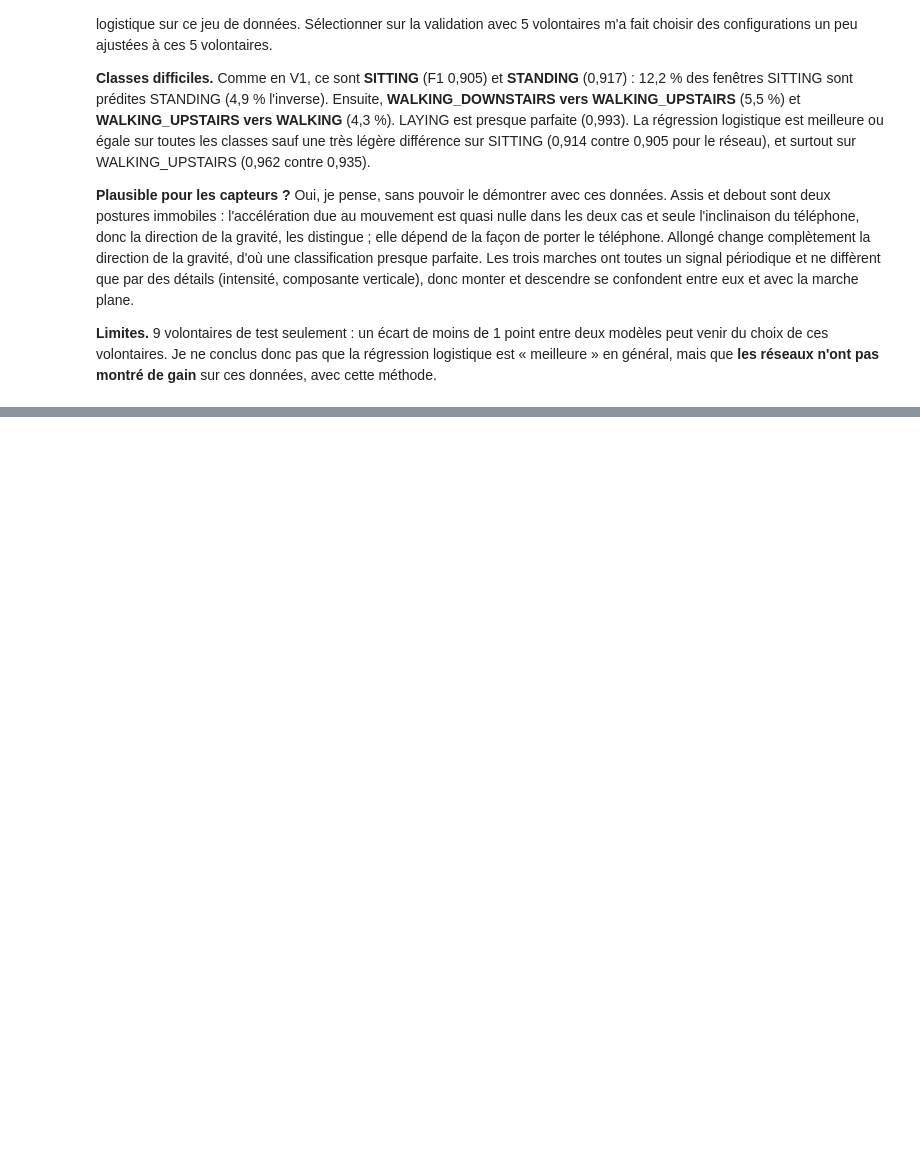
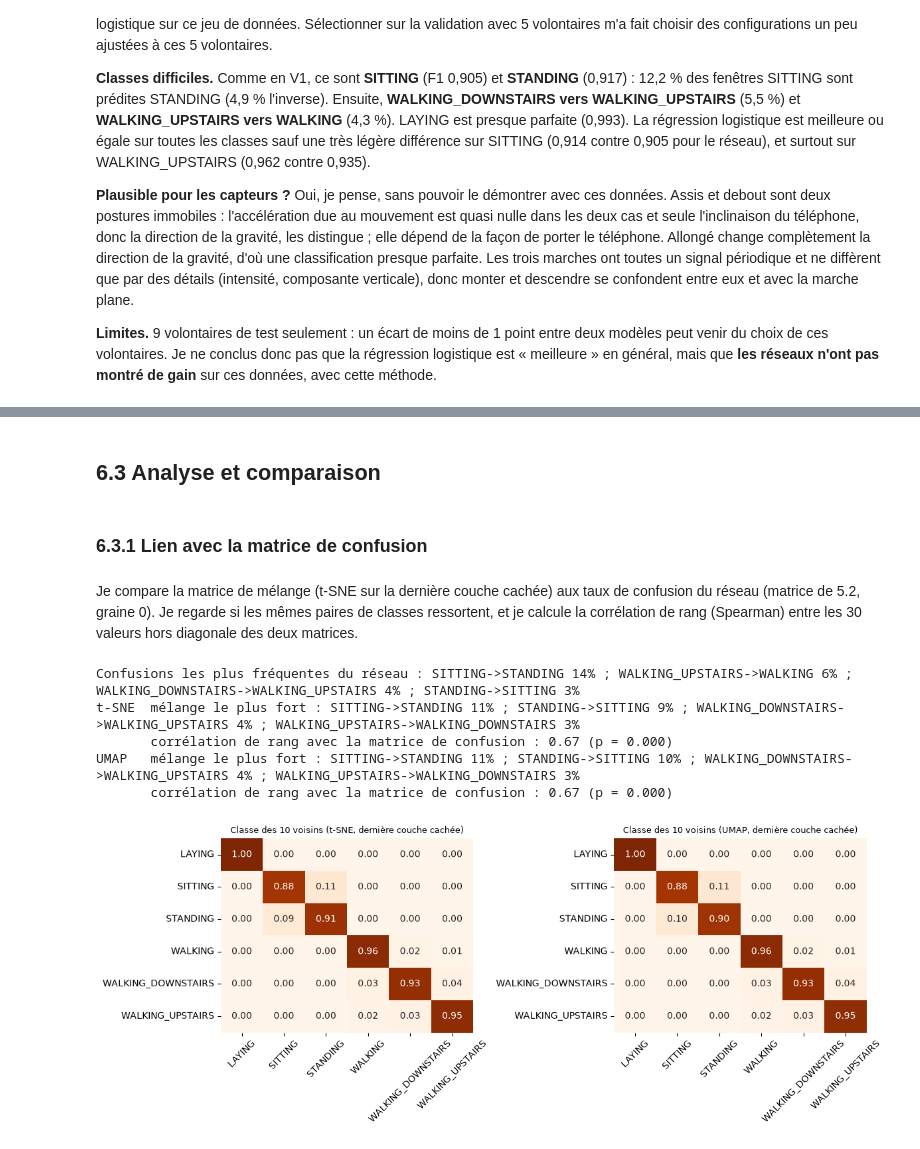
Before and after one commit to MarteOued/-tude-progressive-des-r-seaux-de-neurones-sur-le-jeu-de-donn-es-HAR, a Jupyter notebook: 2_reseau_profond.ipynb, the cells around one changed output, grey strips where cells are left out. Cells and saved outputs as stored; diff of their text form; code cells hidden in the pictures; blank space fills up the shorter version.

```diff
--- a/2_reseau_profond.ipynb
+++ b/2_reseau_profond.ipynb
@@ -855,0 +984,33 @@ Le classement de la validation ne se retrouve pas sur le test. La configuration
+# %% [markdown]
+## 6.3 Analyse et comparaison
+# %% [markdown]
+### 6.3.1 Lien avec la matrice de confusion
+# %% [markdown]
+Je compare la matrice de mélange (t-SNE sur la dernière couche cachée) aux taux de confusion du réseau (matrice de 5.2, graine 0). Je regarde si les mêmes paires de classes ressortent, et je calcule la corrélation de rang (Spearman) entre les 30 valeurs hors diagonale des deux matrices.
+# %%
+cm0 = confusion_matrix(y_test, pred0, labels=range(6))
+taux_conf = cm0 / cm0.sum(axis=1, keepdims=True)
+print("Confusions les plus fréquentes du réseau :", top_paires(taux_conf))
+hors_diag = ~np.eye(6, dtype=bool)
+for methode in ["t-SNE", "UMAP"]:
+    Mx = melange(emb[("dernière couche cachée (128)", methode)], y_test)
+    rho, pval = spearmanr(Mx[hors_diag], taux_conf[hors_diag])
+    print(f"{methode:6s} mélange le plus fort : {top_paires(Mx)}")
+    print(f"       corrélation de rang avec la matrice de confusion : {rho:.2f} (p = {pval:.3f})")
+
+# Où sont les erreurs ? Part des erreurs dont la classe prédite est un voisin proche de la vraie classe dans le plan
+fig, ax = plt.subplots(1, 2, figsize=(12, 4.8))
+for a, methode in zip(ax, ["t-SNE", "UMAP"]):
+    sns.heatmap(melange(emb[("dernière couche cachée (128)", methode)], y_test), annot=True, fmt=".2f", cmap="Oranges", vmin=0, vmax=1,
+                xticklabels=encoder.classes_, yticklabels=encoder.classes_, ax=a, cbar=False)
+    a.set_title(f"Classe des 10 voisins ({methode}, dernière couche cachée)", fontsize=9)
+    a.tick_params(axis="x", rotation=45)
+plt.tight_layout()
+plt.show()
+# %% [output]
+Confusions les plus fréquentes du réseau : SITTING->STANDING 14% ; WALKING_UPSTAIRS->WALKING 6% ; WALKING_DOWNSTAIRS->WALKING_UPSTAIRS 4% ; STANDING->SITTING 3%
+t-SNE  mélange le plus fort : SITTING->STANDING 11% ; STANDING->SITTING 9% ; WALKING_DOWNSTAIRS->WALKING_UPSTAIRS 4% ; WALKING_UPSTAIRS->WALKING_DOWNSTAIRS 3%
+       corrélation de rang avec la matrice de confusion : 0.67 (p = 0.000)
+UMAP   mélange le plus fort : SITTING->STANDING 11% ; STANDING->SITTING 10% ; WALKING_DOWNSTAIRS->WALKING_UPSTAIRS 4% ; WALKING_UPSTAIRS->WALKING_DOWNSTAIRS 3%
+       corrélation de rang avec la matrice de confusion : 0.67 (p = 0.000)
+[figure, added]
```
Also changed, not shown: parts of 25 cells of this notebook, 1 other file.
